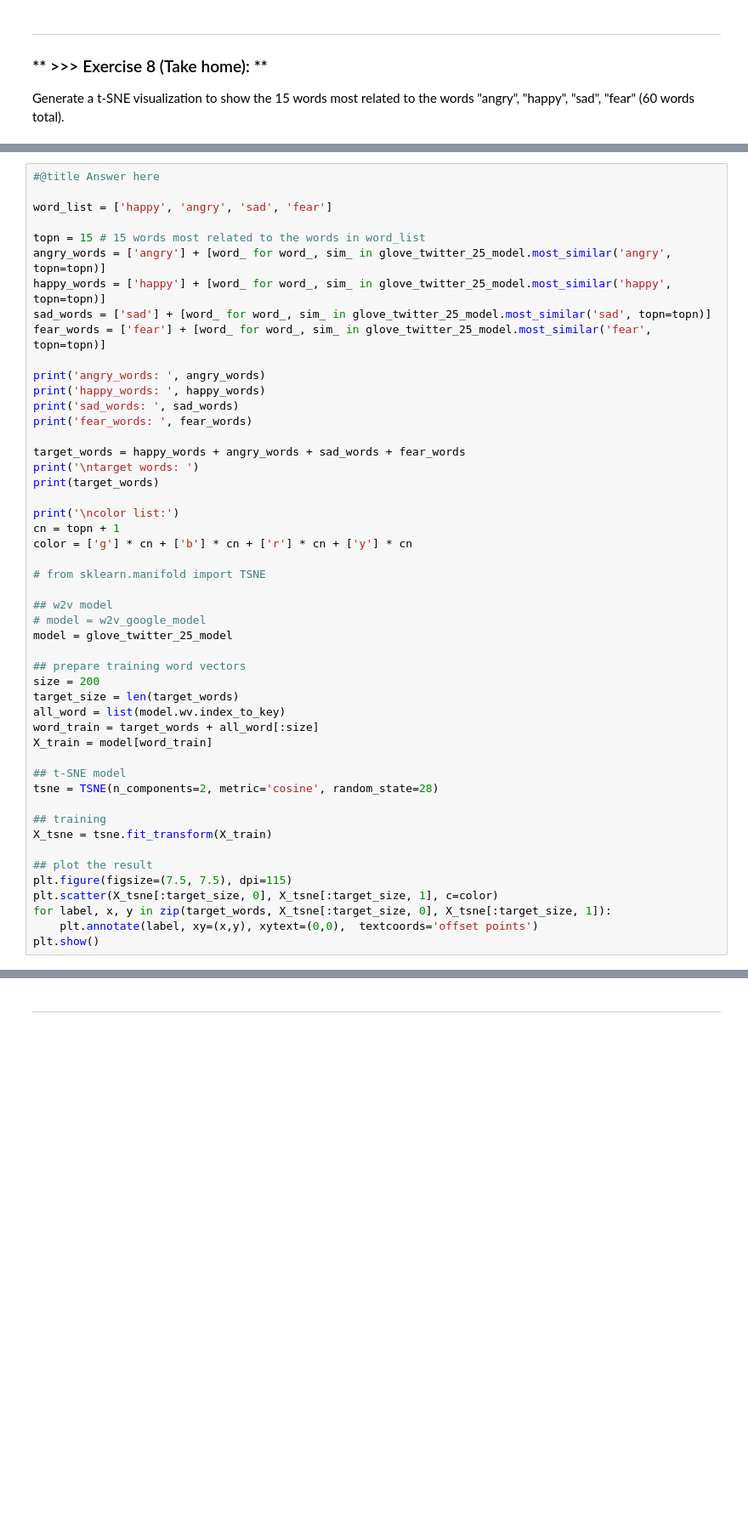
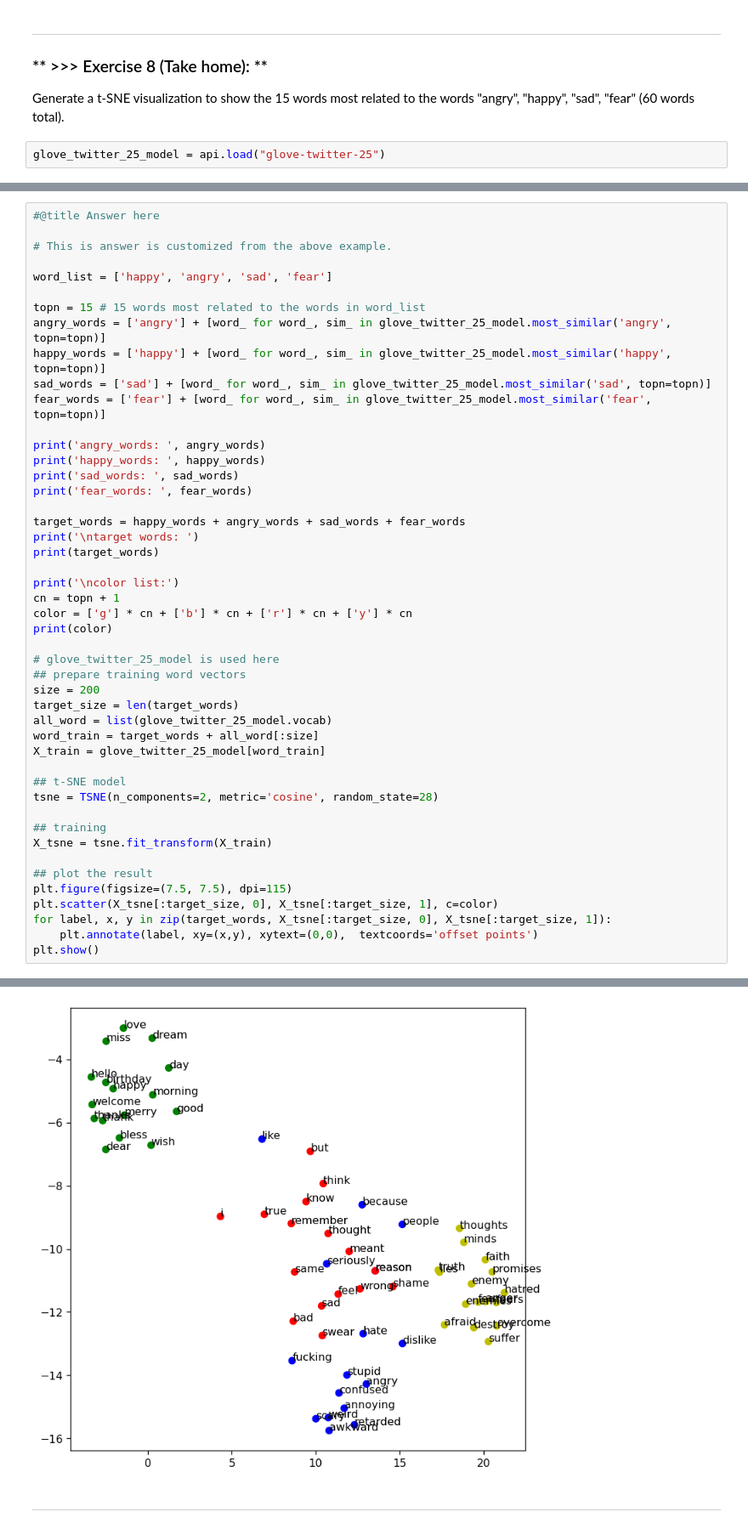
Before and after one commit to mequanent/Social-Networks, a Jupyter notebook: text_lab/Text_Classification_Lab.ipynb, the cells around one changed output, grey strips where cells are left out. Shown: that part at 85% size. Drawn from its saved outputs; the diff is of its cells as text; blank space fills up the shorter version.

```diff
--- a/text_lab/Text_Classification_Lab.ipynb
+++ b/text_lab/Text_Classification_Lab.ipynb
@@ -1692,3 +1674,5 @@ plt.show()
 ### ** >>> Exercise 8 (Take home): **
 
 Generate a t-SNE visualization to show the 15 words most related to the words "angry", "happy", "sad", "fear" (60 words total).
+# %%
+glove_twitter_25_model = api.load("glove-twitter-25")
@@ -1695,5 +1681,7 @@ Generate a t-SNE visualization to show the 15 words most related to the words "a
 # %%
 #@title Answer here
+
+# This is answer is customized from the above example.
 
 word_list = ['happy', 'angry', 'sad', 'fear']
 
@@ -1715,19 +1703,15 @@ print(target_words)
 print('\ncolor list:')
 cn = topn + 1
 color = ['g'] * cn + ['b'] * cn + ['r'] * cn + ['y'] * cn
+print(color)
 
-# from sklearn.manifold import TSNE
-
-## w2v model
-# model = w2v_google_model
-model = glove_twitter_25_model
-
+# glove_twitter_25_model is used here
 ## prepare training word vectors
 size = 200
 target_size = len(target_words)
-all_word = list(model.wv.index_to_key)
+all_word = list(glove_twitter_25_model.vocab)
 word_train = target_words + all_word[:size]
-X_train = model[word_train]
+X_train = glove_twitter_25_model[word_train]
 
 ## t-SNE model
 tsne = TSNE(n_components=2, metric='cosine', random_state=28)
@@ -1755,2 +1739,3 @@ AttributeError: ignored
+[figure, added]
 # %% [markdown]
 ---
```
Also changed, not shown: parts of 21 cells of this notebook.
